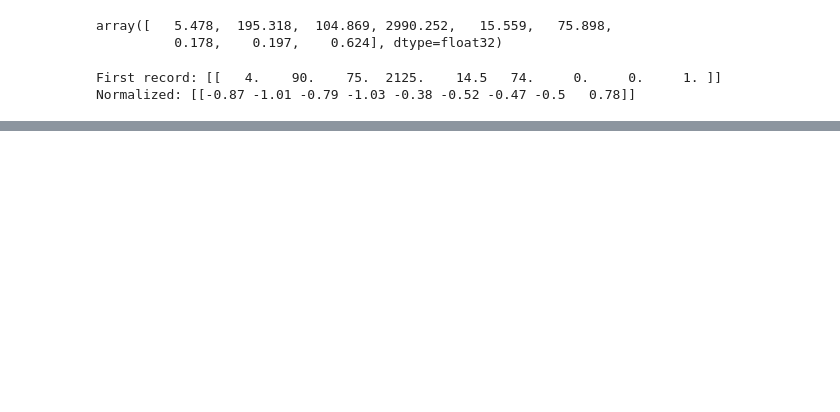
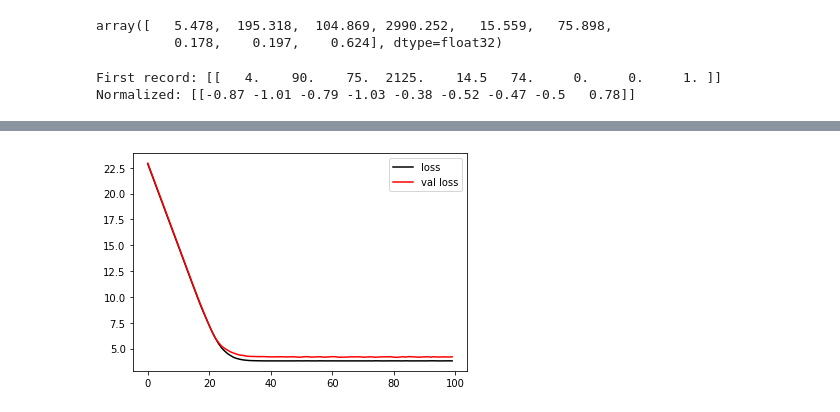
Before and after one commit to damiansp/neuralNet, a Jupyter notebook: python/tensorflow/docs/tutorial/beginner/03_basic_regression.py.ipynb, the cells around one changed output, grey strips where cells are left out. Saved outputs shown, nothing was run; the diff lists cells and outputs as text; code cells hidden in the pictures; blank space fills up the shorter version.

```diff
--- a/python/tensorflow/docs/tutorial/beginner/03_basic_regression.py.ipynb
+++ b/python/tensorflow/docs/tutorial/beginner/03_basic_regression.py.ipynb
@@ -118,0 +159,13 @@ Normalized: [[-0.87 -1.01 -0.79 -1.03 -0.38 -0.52 -0.47 -0.5   0.78]]
+# %%
+ETA = 0.1
+hp_mod.compile(optimizer=Adam(learning_rate=ETA),
+               loss='mean_absolute_error')
+# %%
+%%time
+
+EPOCHS = 100
+history = hp_mod.fit(train_features.horsepower,
+                     train_labels,
+                     epochs=EPOCHS,
+                     verbose=0,
+                     validation_split=0.2)
@@ -118,0 +175,4 @@ Normalized: [[-0.87 -1.01 -0.79 -1.03 -0.38 -0.52 -0.47 -0.5   0.78]]
+# %%
+hist = pd.DataFrame(history.history)
+hist['epoch'] = history.epoch
+hist.tail()
@@ -118,0 +186,9 @@ Normalized: [[-0.87 -1.01 -0.79 -1.03 -0.38 -0.52 -0.47 -0.5   0.78]]
+# %%
+def plot_loss(hist):
+    plt.plot(hist.loss, 'k-', label='loss')
+    plt.plot(hist.val_loss, 'r-', label='val loss')
+    plt.legend()
+# %%
+plot_loss(hist)
+# %% [output]
+[figure, added]
```
Also changed, not shown: parts of 12 cells of this notebook.
